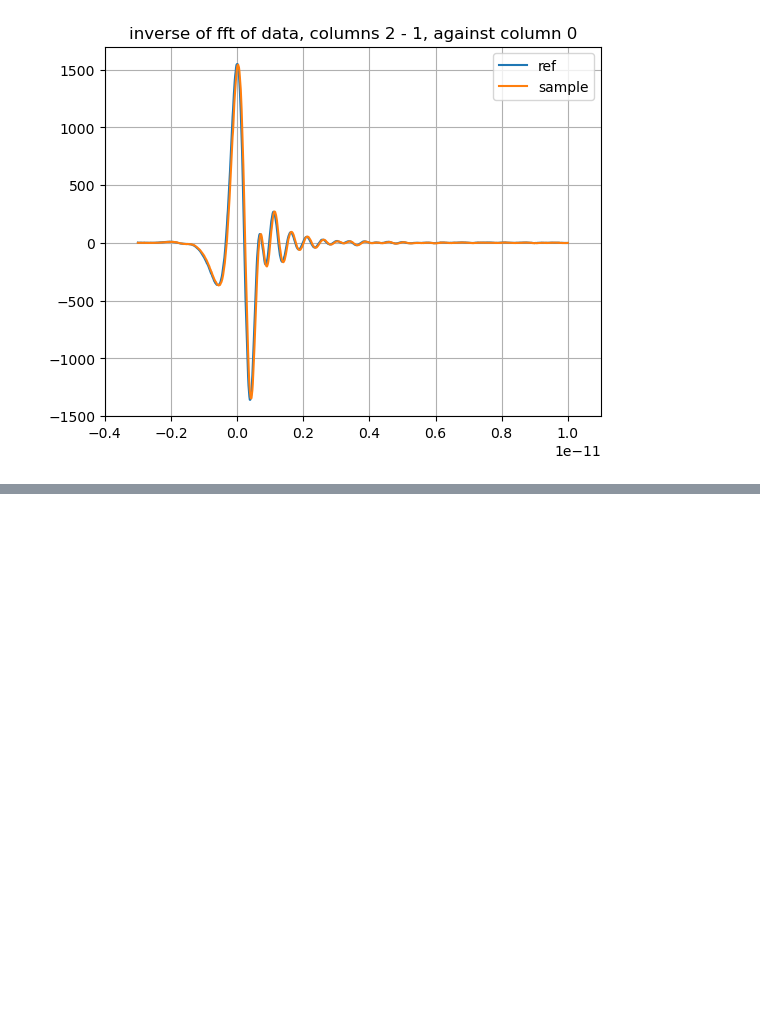
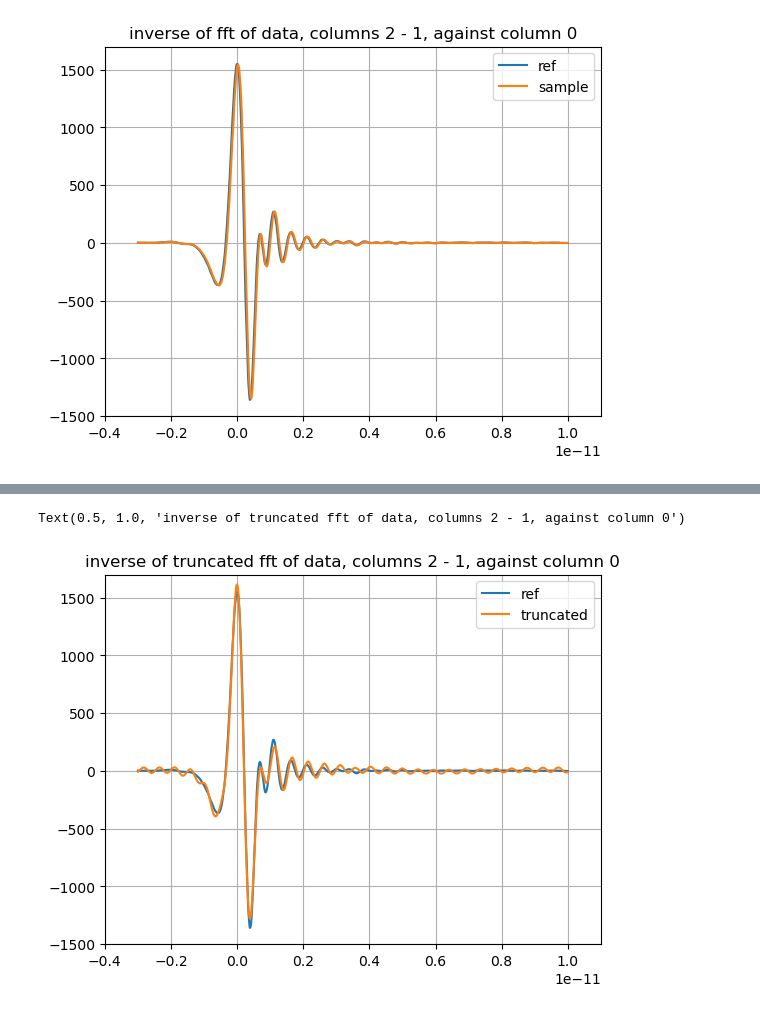
Before and after one commit to sebranchett/cheme-om-fft, a Jupyter notebook: remove_frequencies.ipynb, the cells around one changed output, grey strips where cells are left out. Saved outputs shown, nothing was run; the diff lists cells and outputs as text; code cells hidden in the pictures; blank space fills up the shorter version.

Commit message:
plotted inverse fft of truncated frequencies

```diff
--- a/remove_frequencies.ipynb
+++ b/remove_frequencies.ipynb
@@ -40,0 +104,12 @@ Text(0.5, 1.0, 'inverse of fft of data, columns 2 - 1, against column 0')
+# %%
+plt.plot(ref[:, 0], ref_2min1, label="ref")
+plt.plot(ref[:, 0], np.real(ifft(ref_fft)), label="truncated")
+# plt.plot(sample[:, 0], np.real(ifft(fft(sample_2min1))), label="sample")
+plt.legend()
+plt.grid()
+plt.xlim((-0.4e-11, 1.1e-11))
+plt.ylim((-1500, 1700))
+plt.title('inverse of truncated fft of ref data, columns 2 - 1, against column 0')
+# %% [output]
+Text(0.5, 1.0, 'inverse of truncated fft of data, columns 2 - 1, against column 0')
+[figure, added]
```
Also changed, not shown: parts of 5 cells of this notebook.
